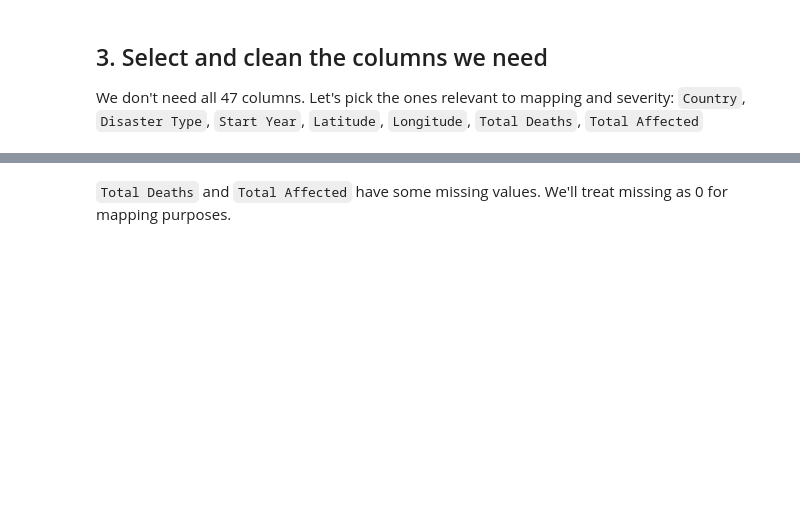
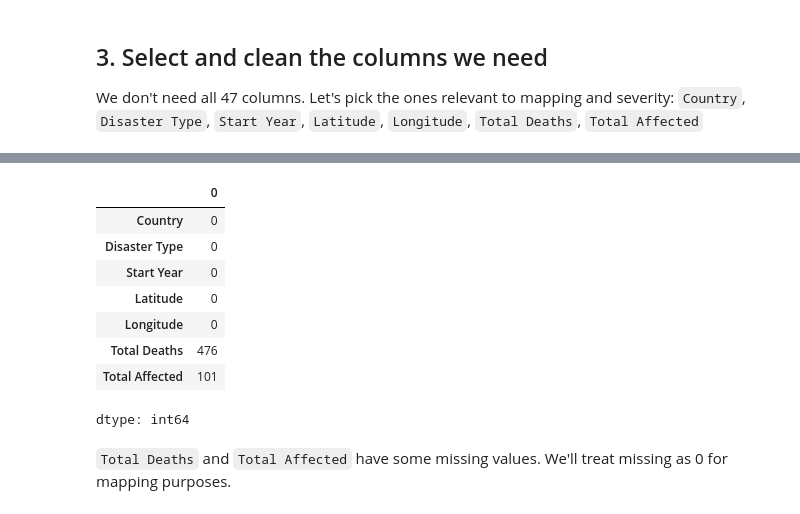
Before and after one commit to YiweiDiao/GHW-Workshop-Mapping-Climate-Crises-with-Python, a Jupyter notebook: notebooks/starter.ipynb, the cells around one changed output, grey strips where cells are left out. Drawn from its saved outputs; the diff is of its cells as text; code cells hidden in the pictures; blank space fills up the shorter version.

```diff
--- a/notebooks/starter.ipynb
+++ b/notebooks/starter.ipynb
@@ -99,5 +140,16 @@ geo.head()
 # %%
 # TODO: check for nulls in the remaining columns with .isna().sum()
+geo.isna().sum()
+# %% [output]
+|  | 0 |
+| Country | 0 |
+| Disaster Type | 0 |
+| Start Year | 0 |
+| Latitude | 0 |
+| Longitude | 0 |
+| Total Deaths | 476 |
+| Total Affected | 101 |
+dtype: int64
 # %% [markdown]
 `Total Deaths` and `Total Affected` have some missing values. We'll treat missing as 0 for mapping purposes.
 # %%
```
Also changed, not shown: parts of 12 cells of this notebook.
